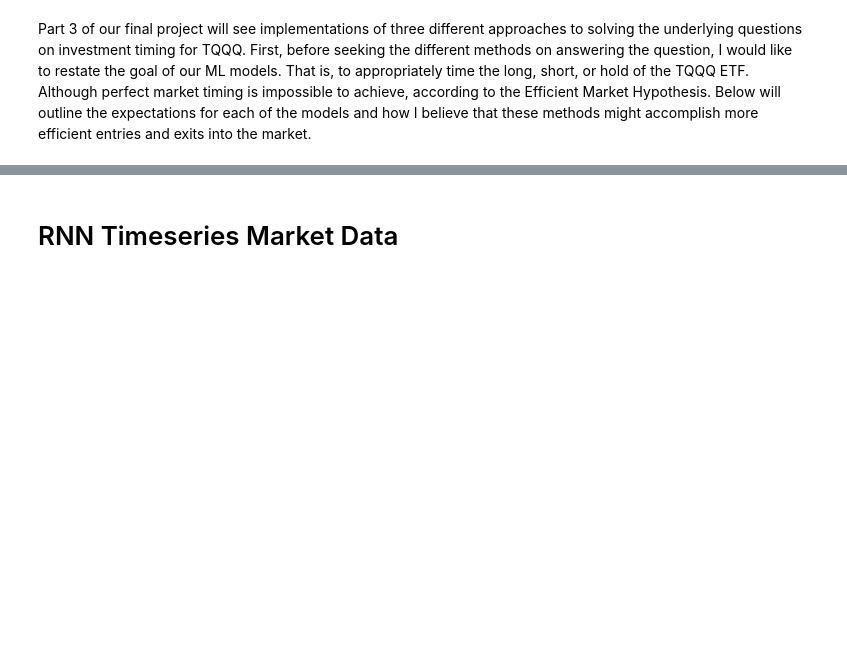
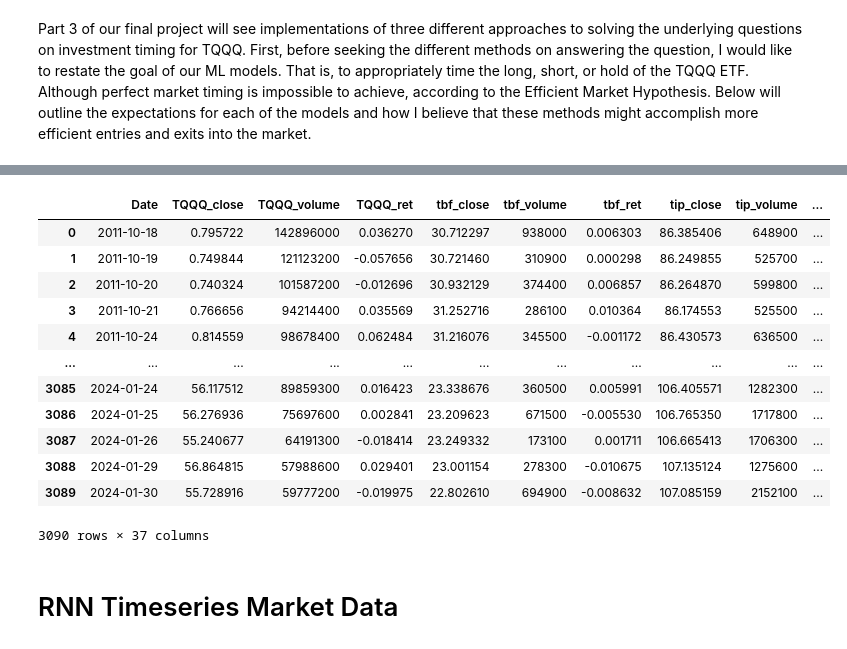
Before and after one commit to christian-ruiz/comp-642, a Jupyter notebook: final_project/fp_3/final_project_part_3.ipynb, the cells around one changed output, grey strips where cells are left out. Cells and saved outputs as stored; diff of their text form; code cells hidden in the pictures; blank space fills up the shorter version.

```diff
--- a/final_project/fp_3/final_project_part_3.ipynb
+++ b/final_project/fp_3/final_project_part_3.ipynb
@@ -16,0 +28,4 @@ Part 3 of our final project will see implementations of three different approach
+# %%
+# upload required data
+df = execute_etl('2010-12-31', '2024-02-29', 'TQQQ')
+df_copy = copy.deepcopy(df)
@@ -16,0 +53,17 @@ Part 3 of our final project will see implementations of three different approach
+# %%
+# review head of data
+df_copy
+# %% [output]
+|  | Date | TQQQ_close | TQQQ_volume | TQQQ_ret | tbf_close | tbf_volume | tbf_ret | tip_close | tip_volume | ... |
+| 0 | 2011-10-18 | 0.795722 | 142896000 | 0.036270 | 30.712297 | 938000 | 0.006303 | 86.385406 | 648900 | ... |
+| 1 | 2011-10-19 | 0.749844 | 121123200 | -0.057656 | 30.721460 | 310900 | 0.000298 | 86.249855 | 525700 | ... |
+| 2 | 2011-10-20 | 0.740324 | 101587200 | -0.012696 | 30.932129 | 374400 | 0.006857 | 86.264870 | 599800 | ... |
+| 3 | 2011-10-21 | 0.766656 | 94214400 | 0.035569 | 31.252716 | 286100 | 0.010364 | 86.174553 | 525500 | ... |
+| 4 | 2011-10-24 | 0.814559 | 98678400 | 0.062484 | 31.216076 | 345500 | -0.001172 | 86.430573 | 636500 | ... |
+| ... | ... | ... | ... | ... | ... | ... | ... | ... | ... | ... |
+| 3085 | 2024-01-24 | 56.117512 | 89859300 | 0.016423 | 23.338676 | 360500 | 0.005991 | 106.405571 | 1282300 | ... |
+| 3086 | 2024-01-25 | 56.276936 | 75697600 | 0.002841 | 23.209623 | 671500 | -0.005530 | 106.765350 | 1717800 | ... |
+| 3087 | 2024-01-26 | 55.240677 | 64191300 | -0.018414 | 23.249332 | 173100 | 0.001711 | 106.665413 | 1706300 | ... |
+| 3088 | 2024-01-29 | 56.864815 | 57988600 | 0.029401 | 23.001154 | 278300 | -0.010675 | 107.135124 | 1275600 | ... |
+| 3089 | 2024-01-30 | 55.728916 | 59777200 | -0.019975 | 22.802610 | 694900 | -0.008632 | 107.085159 | 2152100 | ... |
+3090 rows × 37 columns
```
Also changed, not shown: parts of 60 cells of this notebook, 1 other file.
